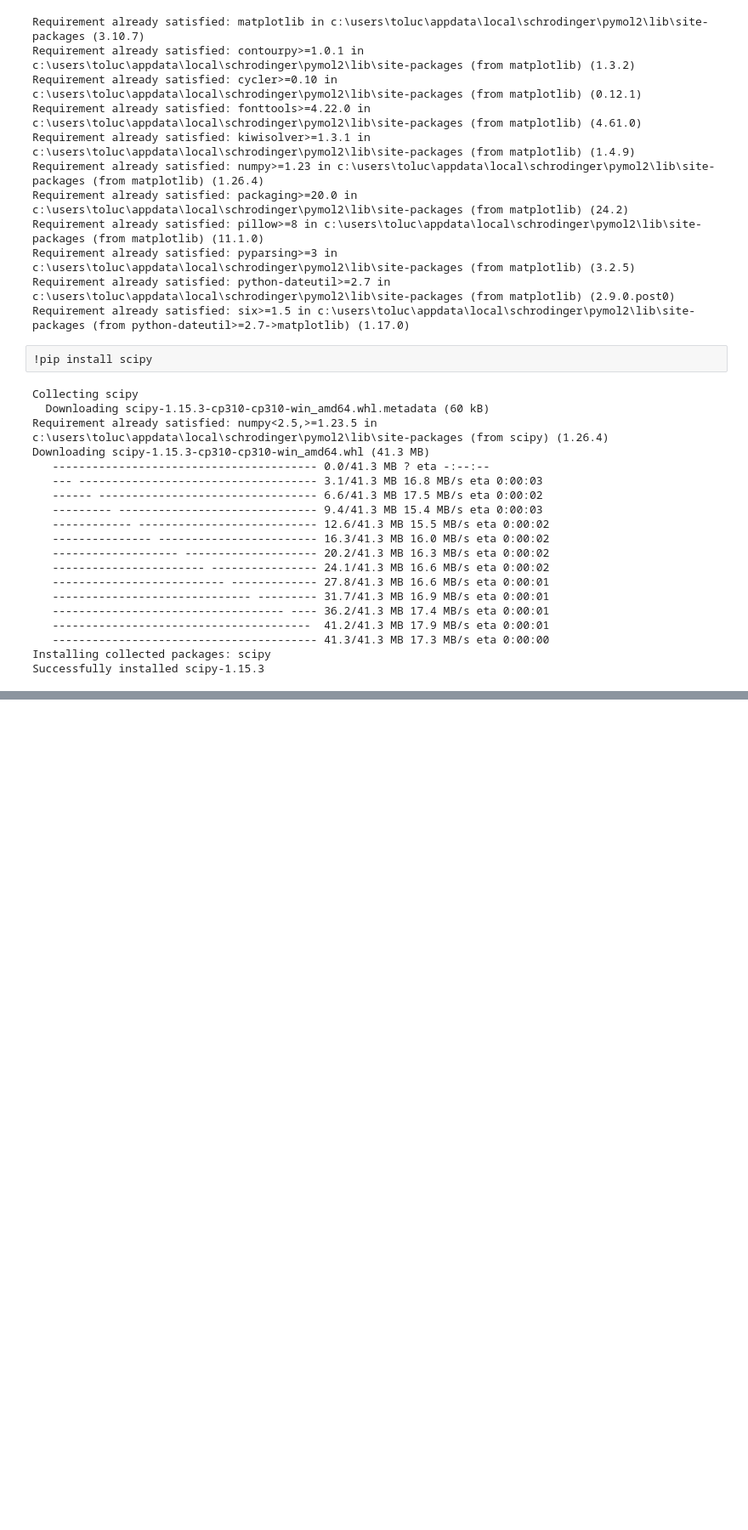
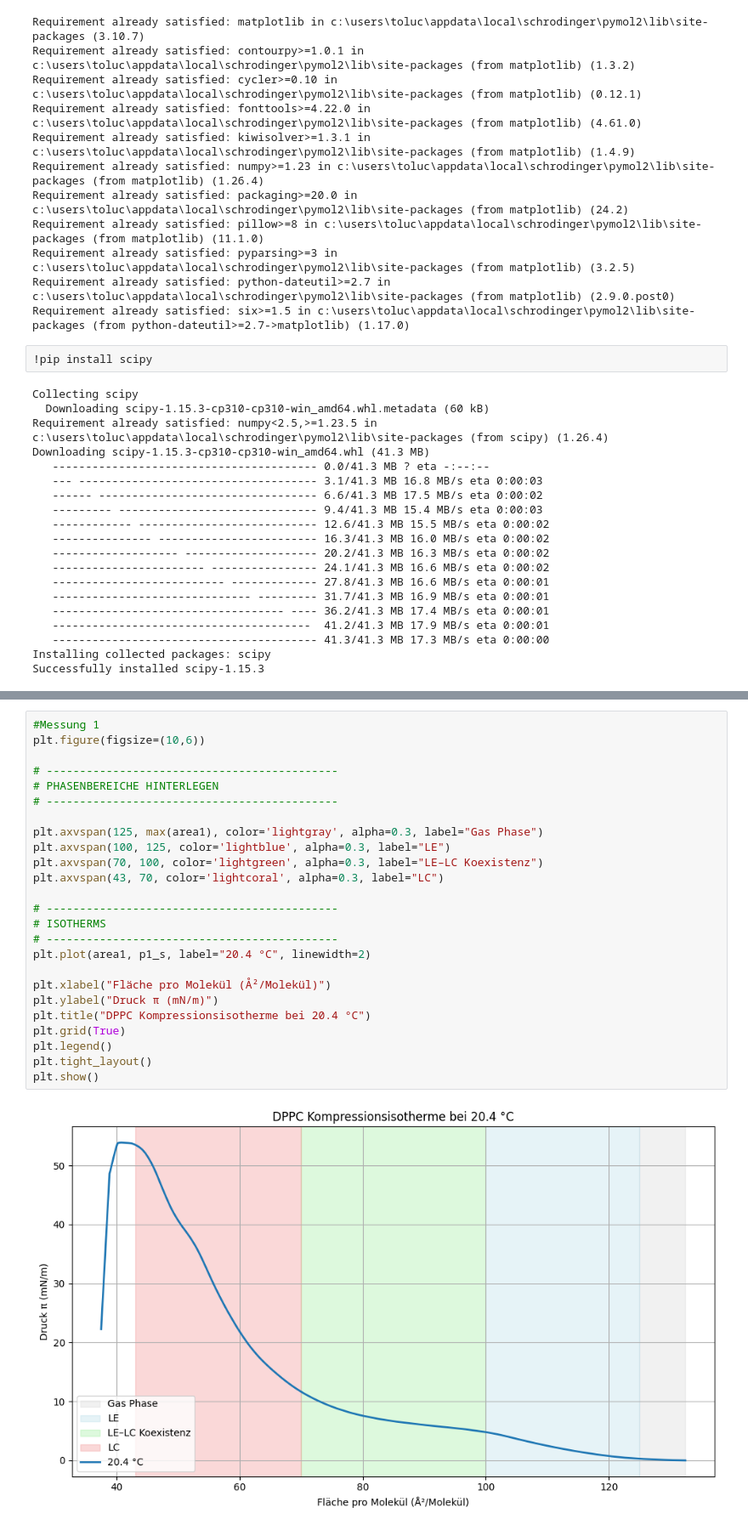
Before and after one commit to DaSch314/BPC-FILM, a Jupyter notebook: Messung3.ipynb, the cells around one changed output, grey strips where cells are left out. Shown: that part at 85% size. Saved outputs shown, nothing was run; the diff lists cells and outputs as text; blank space fills up the shorter version.

```diff
--- a/Messung3.ipynb
+++ b/Messung3.ipynb
@@ -87,0 +464,27 @@ a
+# %%
+#Messung 1
+plt.figure(figsize=(10,6))
+
+# --------------------------------------------
+# PHASENBEREICHE HINTERLEGEN
+# --------------------------------------------
+
+plt.axvspan(125, max(area1), color='lightgray', alpha=0.3, label="Gas Phase")
+plt.axvspan(100, 125, color='lightblue', alpha=0.3, label="LE")
+plt.axvspan(70, 100, color='lightgreen', alpha=0.3, label="LE–LC Koexistenz")
+plt.axvspan(43, 70, color='lightcoral', alpha=0.3, label="LC")
+
+# --------------------------------------------
+# ISOTHERMS
+# --------------------------------------------
+plt.plot(area1, p1_s, label="20.4 °C", linewidth=2)
+
+plt.xlabel("Fläche pro Molekül (Å²/Molekül)")
+plt.ylabel("Druck π (mN/m)")
+plt.title("DPPC Kompressionsisotherme bei 20.4 °C")
+plt.grid(True)
+plt.legend()
+plt.tight_layout()
+plt.show()
+# %% [output]
+[figure, added]
```
Also changed, not shown: parts of 21 cells of this notebook, 4 other files.
